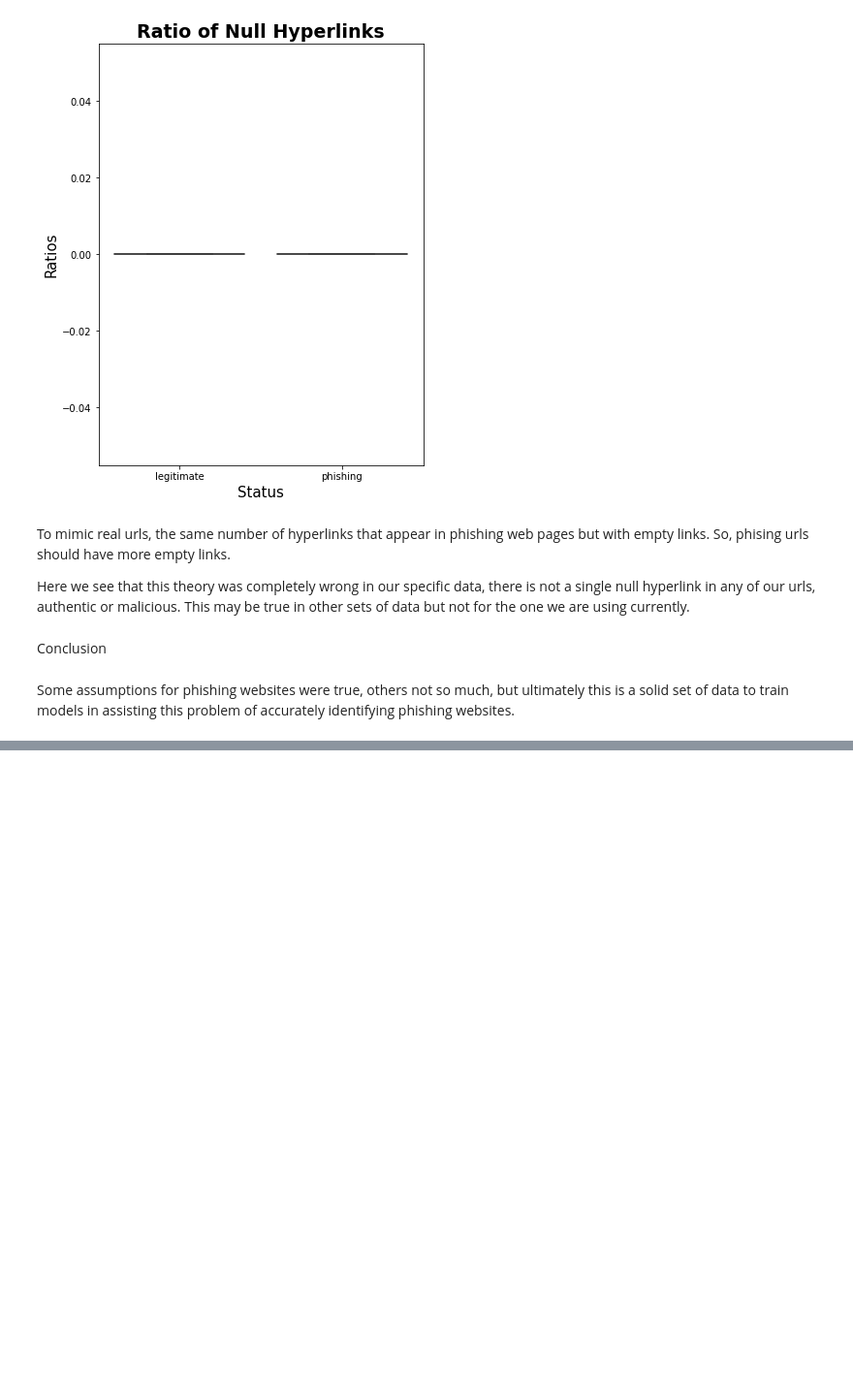
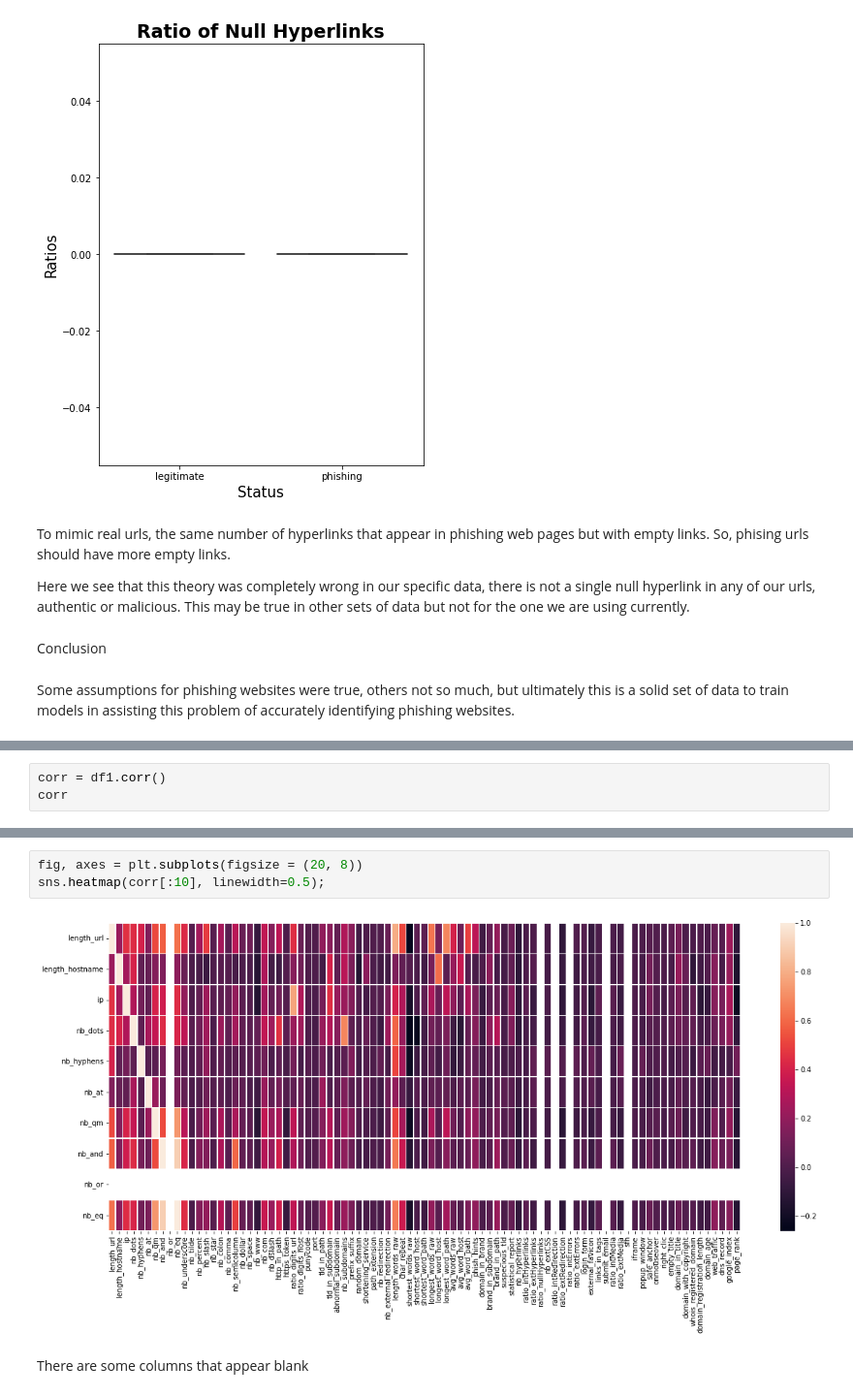
Before and after one commit to SantosAbimaelRomero/Phishing-Attempt-Predictions, a Jupyter notebook: Phishing_Data_Presentation.ipynb, the cells around one changed output, grey strips where cells are left out. Shown at 97% size. Cells and saved outputs as stored; diff of their text form; blank space fills up the shorter version.

```diff
--- a/Phishing_Data_Presentation.ipynb
+++ b/Phishing_Data_Presentation.ipynb
@@ -163,0 +168,3 @@ Some assumptions for phishing websites were true, others not so much, but ultima
+# %%
+corr = df1.corr()
+corr
@@ -163,0 +185,7 @@ Some assumptions for phishing websites were true, others not so much, but ultima
+# %%
+fig, axes = plt.subplots(figsize = (20, 8))
+sns.heatmap(corr[:10], linewidth=0.5);
+# %% [output]
+[figure, added]
+# %% [markdown]
+There are some columns that appear blank
```
Also changed, not shown: parts of 27 cells of this notebook.
